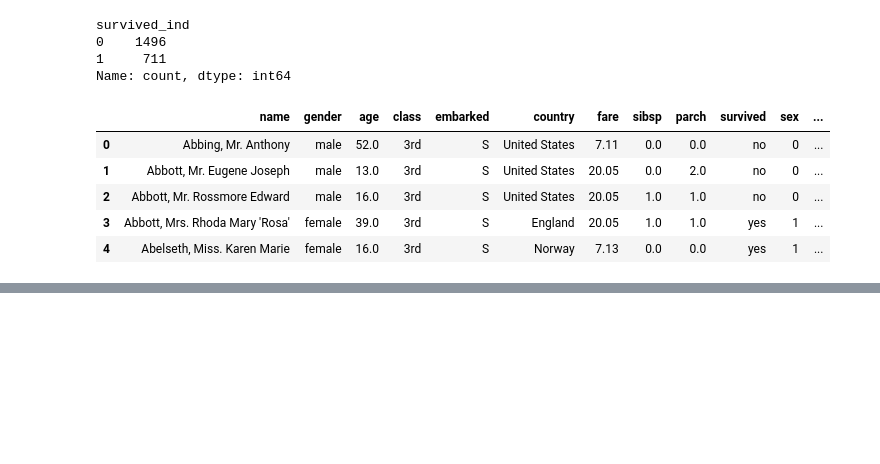
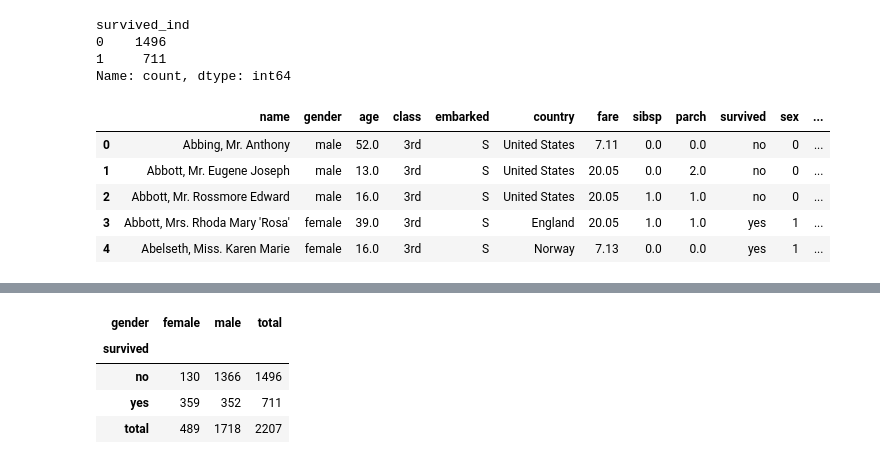
Before and after one commit to PrajwalLuitel/lambton_college_assessments, a Jupyter notebook: python_v2/class_practice/practice4.ipynb, the cells around one changed output, grey strips where cells are left out. Saved outputs shown, nothing was run; the diff lists cells and outputs as text; code cells hidden in the pictures; blank space fills up the shorter version.

```diff
--- a/python_v2/class_practice/practice4.ipynb
+++ b/python_v2/class_practice/practice4.ipynb
@@ -248,0 +259,9 @@ titanic_df.head()
+# %%
+crosstab = pd.crosstab(titanic_df['survived'], titanic_df['gender'], margins=True, margins_name="total")
+crosstab
+# %% [output]
+| gender | female | male | total |
+| survived |  |  |  |
+| no | 130 | 1366 | 1496 |
+| yes | 359 | 352 | 711 |
+| total | 489 | 1718 | 2207 |
```
Also changed, not shown: parts of 3 cells of this notebook.
